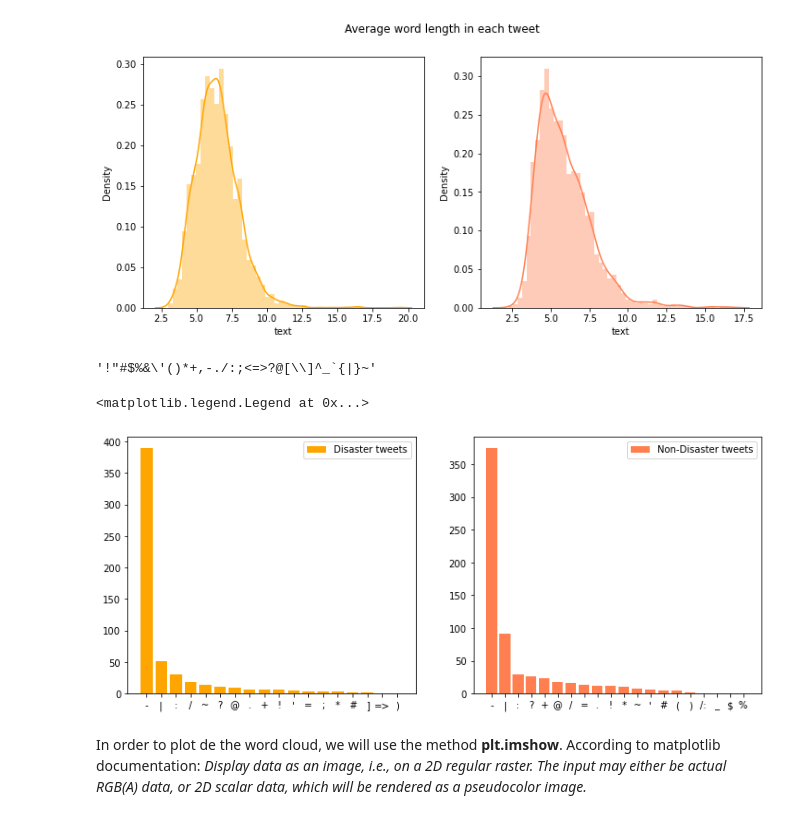
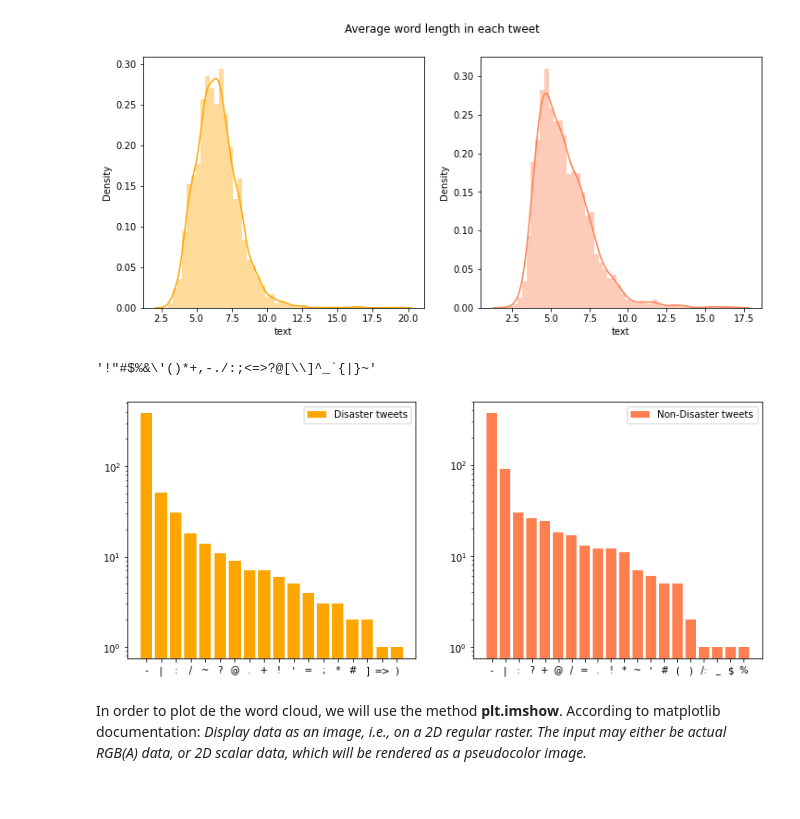
Before and after one commit to raissalohanna/DataLab-FinalProject, a Jupyter notebook: NLP Tweet Disaster.ipynb, the cells around one changed output. Drawn from its saved outputs; the diff is of its cells as text; code cells hidden in the pictures.

```diff
--- a/NLP Tweet Disaster.ipynb
+++ b/NLP Tweet Disaster.ipynb
@@ -146,14 +176,10 @@ each_words_len = train_data.query("target==0").text.str.split().map(lambda x: [l
 sns.distplot(each_words_len.map(lambda x: np.mean(x)), kde=True, ax=axes[1], color='coral');
 # %% [output]
 [figure]
-# %%
-import string
-from nltk.corpus import stopwords
-from wordcloud import STOPWORDS, WordCloud
-from collections import defaultdict
-string.punctuation
-# %% [output]
-'!"#$%&\'()*+,-./:;<=>?@[\\]^_`{|}~'
+# %%
+string.punctuation
+# %% [output]
+'!"#$%&\'()*+,-./:;<=>?@[\\]^_`{|}~'
 # %%
 def plot_punctuations(df, target):
 
@@ -172,17 +198,18 @@ ndt_punctuations = plot_punctuations(train_data, target=0)
 # %%
 fig5, axes = plt.subplots(1, 2, figsize=(12,5))
 
 x1, y1 = zip(*dt_punctuations.items())
 axes[0].bar(x1, y1, color="orange", label="Disaster tweets")
 axes[0].legend()
+axes[0].set_yscale('log')
 
 
 x2, y2 = zip(*ndt_punctuations.items())
 axes[1].bar(x2, y2, color="coral", label="Non-Disaster tweets")
 axes[1].legend()
+axes[1].set_yscale('log')
 # %% [output]
-<matplotlib.legend.Legend at 0x...>
-[figure, old version]
+[figure, new version]
 # %%
 stop_words= set(stopwords.words("english"))
 
```
Also changed, not shown: parts of 75 cells of this notebook.
